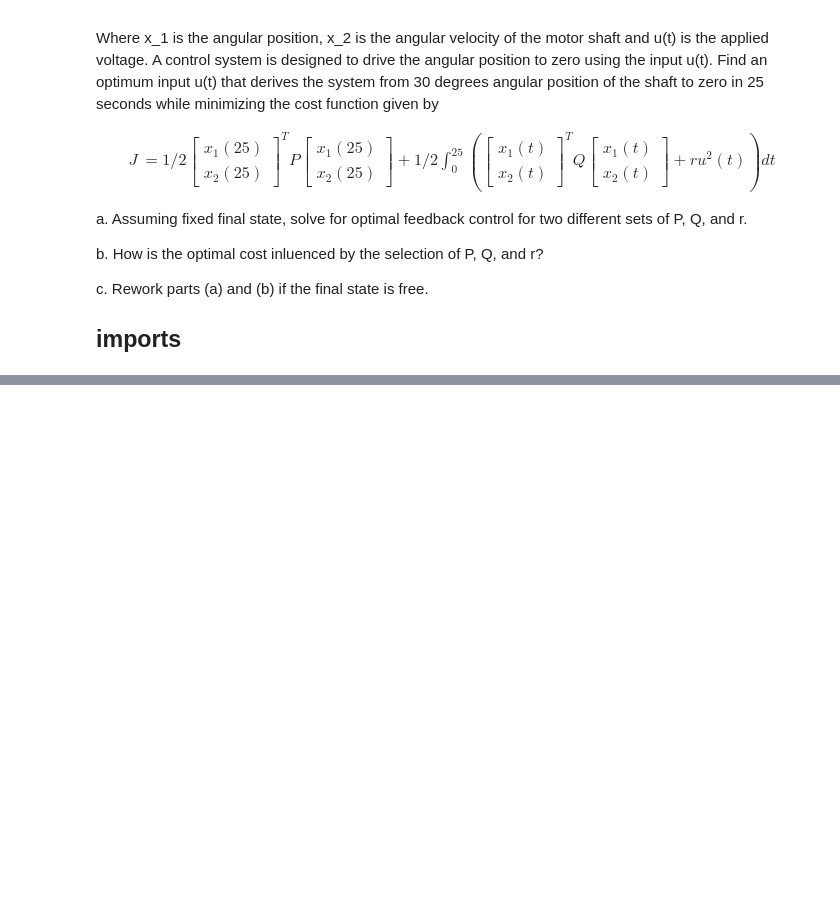
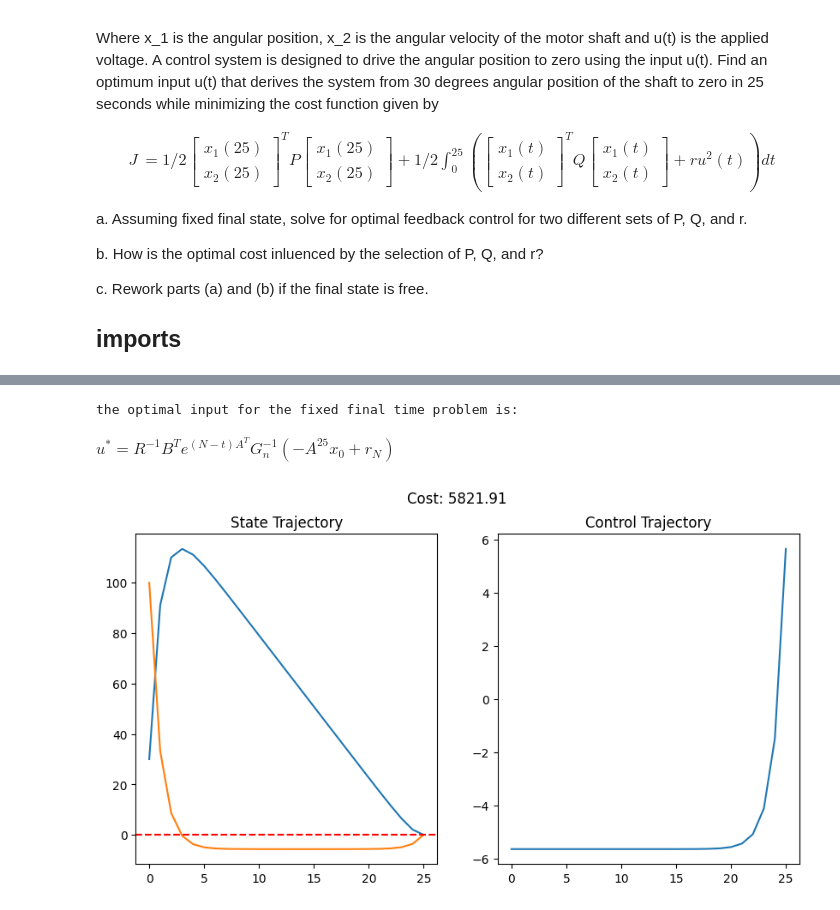
Before and after one commit to tamzeed-toha/optimal_control, a Jupyter notebook: mid/problem2.ipynb, the cells around one changed output, grey strips where cells are left out. Saved outputs shown, nothing was run; the diff lists cells and outputs as text; code cells hidden in the pictures; blank space fills up the shorter version.

Commit message:
solved odes, the problem is now boundary value problem

```diff
--- a/mid/problem2.ipynb
+++ b/mid/problem2.ipynb
@@ -496,0 +115,21 @@ Text(0.5, 1.0, 'optimal response')
+# %%
+# we are assuming a time invariant system
+a_val = sp.Matrix([[0, 1], [0, -1]])
+b_val = sp.Matrix([[0], [1]])
+
+
+N_val = 25
+x0 = sp.Matrix([30, 100])                # initial state, x1=30, let x2=30
+rN = sp.Matrix([0, 0])
+
+R_val = sp.Matrix([[1]]) * 15             # input cost
+Q_val = sp.Matrix([[1, 0], [0, 1]])     # state cost, Q term
+Sn_val = sp.Matrix([[1, 0], [0, 1]])    # terminal state cost, P term
+
+sys = system(a_val, b_val)
+
+result = sys.fixed_final_optimal_control(Q_val, R_val, Sn_val, x0, rN, N_val)
+# %% [output]
+the optimal input for the fixed final time problem is:
+$\displaystyle u^* = R^{-1} B^{T}e^{\left(N - t\right) A^{T}}G_{n}^{-1} \left(- A^{25} x_{0} + r_{N}\right)$
+[figure, added]
```
Also changed, not shown: parts of 24 cells of this notebook, 7 other files.
